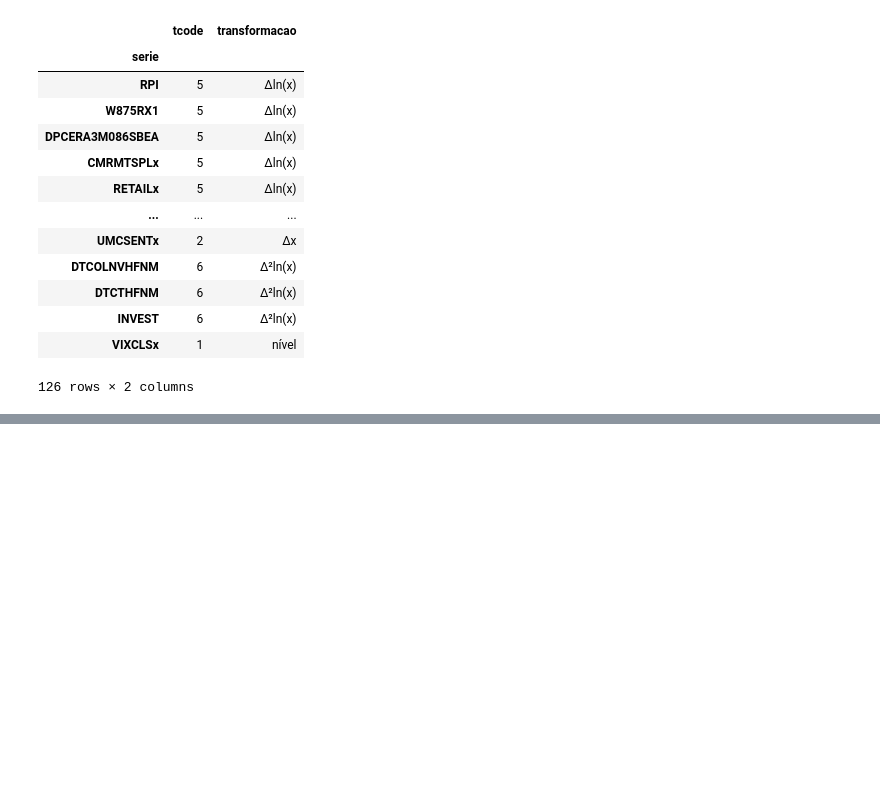
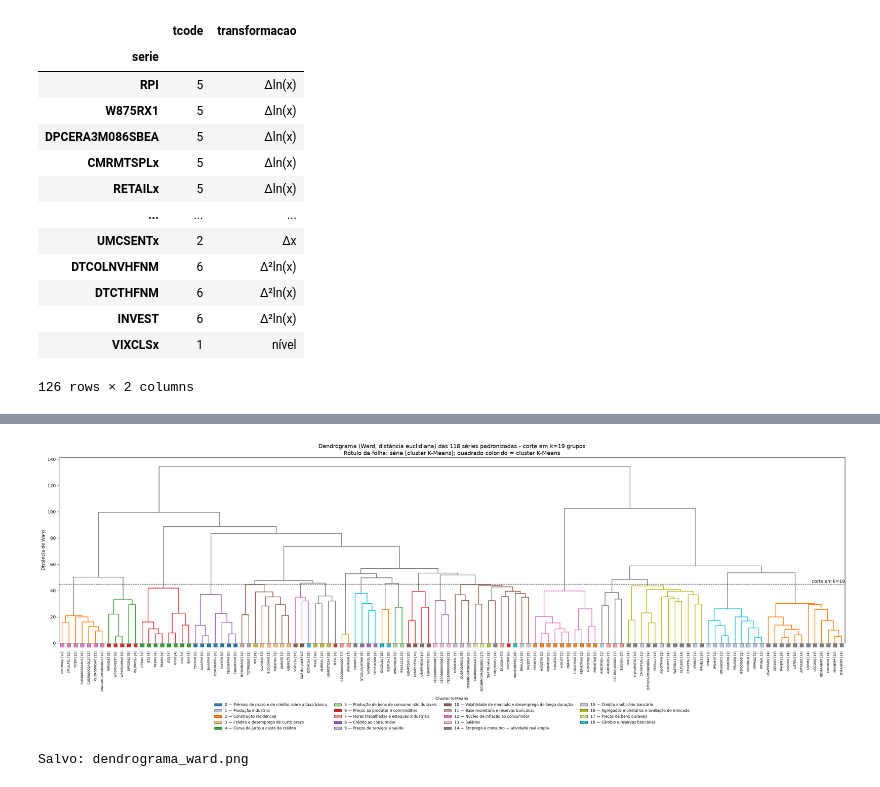
Before and after one commit to CompSci-Squad/tcc2, a Jupyter notebook: fred_md_data_preparation.ipynb, the cells around one changed output, grey strips where cells are left out. Saved outputs shown, nothing was run; the diff lists cells and outputs as text; code cells hidden in the pictures; blank space fills up the shorter version.

```diff
--- a/fred_md_data_preparation.ipynb
+++ b/fred_md_data_preparation.ipynb
@@ -1025,0 +1467,43 @@ ln(x)            10
+# %%
+# Dendrograma do Ward com corte em k=19. A linha tracejada fica no ponto médio entre as fusões que
+# separam 20 de 19 grupos. Cada folha traz [cluster K-Means] e um quadrado com a cor tab20 do
+# cluster, para ver onde os dois métodos concordam.
+from scipy.cluster.hierarchy import dendrogram
+from matplotlib.patches import Patch
+
+altura_corte = (Z_ward[-(K - 1), 2] + Z_ward[-K, 2]) / 2
+rotulos_folha = [f"{s} [{cluster_de[s]}]" for s in series_names]
+
+fig, ax = plt.subplots(figsize=(26, 10))
+dn = dendrogram(
+    Z_ward, ax=ax, labels=rotulos_folha, leaf_rotation=90, leaf_font_size=7.5,
+    color_threshold=altura_corte, above_threshold_color="gray",
+)
+ax.axhline(altura_corte, color="black", ls="--", lw=1)
+ax.text(ax.get_xlim()[1], altura_corte, f"  corte em k={K}", va="bottom", ha="right", fontsize=10)
+
+# quadrado colorido sob cada folha (folhas em x = 5, 15, 25, ...)
+ordem_folhas = dn["leaves"]
+xs = [5 + 10 * i for i in range(len(ordem_folhas))]
+cores_folha = [cor_cluster[cluster_de[series_names[i]]] for i in ordem_folhas]
+y_min, y_max = ax.get_ylim()
+ax.scatter(xs, [-0.012 * (y_max - y_min)] * len(xs), c=cores_folha, marker="s", s=70,
+           edgecolors="black", linewidths=0.4, clip_on=False, zorder=5)
+
+ax.tick_params(axis="x", pad=16)  # afasta o rótulo do quadrado
+ax.set_ylabel("Distância de Ward")
+ax.set_title(
+    f"Dendrograma (Ward, distância euclidiana) das 118 séries padronizadas - corte em k={K} grupos\n"
+    "Rótulo da folha: série [cluster K-Means]; quadrado colorido = cluster K-Means",
+    fontsize=13,
+)
+handles = [Patch(fc=cor_cluster[c], ec="black", lw=0.5, label=f"{c} — {ROTULO_CURTO[c]}") for c in range(K)]
+ax.legend(handles=handles, loc="upper center", bbox_to_anchor=(0.5, -0.27), ncol=4, fontsize=8.5,
+          title="Cluster K-Means", title_fontsize=9.5, frameon=False)
+plt.tight_layout()
+plt.savefig(FIGURAS / "dendrograma_ward.png", dpi=150, bbox_inches="tight")
+plt.show()
+print("Salvo: dendrograma_ward.png")
+# %% [output]
+[figure, added]
+Salvo: dendrograma_ward.png
```
Also changed, not shown: parts of 30 cells of this notebook, 26 other files.
